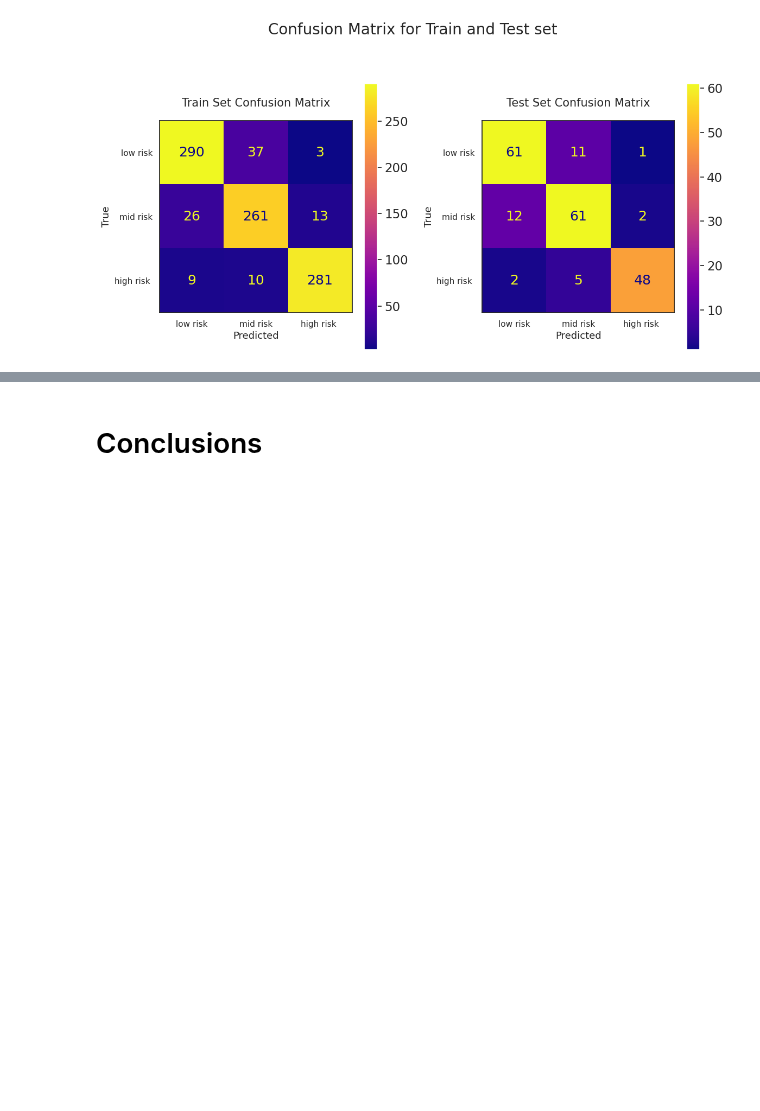
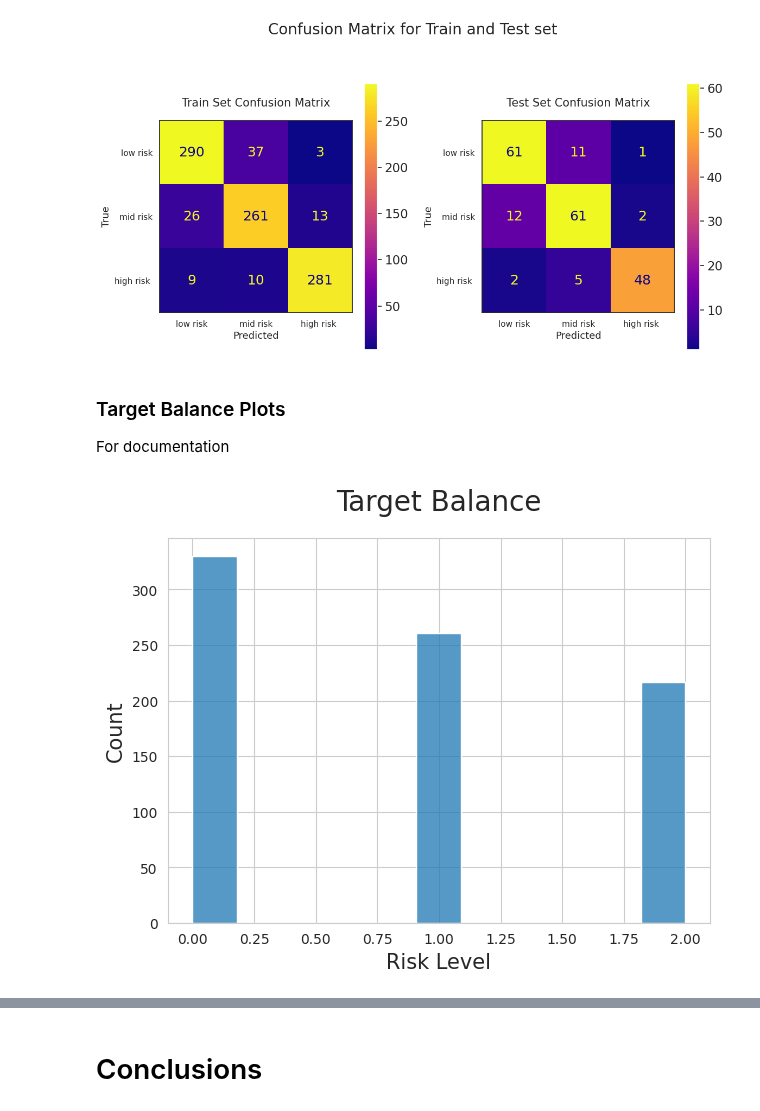
Before and after one commit to theresaabl/ML-maternal-health-risk, a Jupyter notebook: jupyter_notebooks/07-ModellingAndEvaluation-ClassificationB.ipynb, the cells around one changed output, grey strips where cells are left out. Cells and saved outputs as stored; diff of their text form; code cells hidden in the pictures; blank space fills up the shorter version.

```diff
--- a/jupyter_notebooks/07-ModellingAndEvaluation-ClassificationB.ipynb
+++ b/jupyter_notebooks/07-ModellingAndEvaluation-ClassificationB.ipynb
@@ -823,3 +831,11 @@ fig_cm
 # %%
 fig_cm.savefig(f'{file_path}/confusion_matrix.png', bbox_inches='tight')
 fig_cm.savefig(f'documentation/plots/confusion_matrix_best_features.png', bbox_inches='tight')
+# %% [markdown]
+### Target Balance Plots
+
+For documentation
+# %%
+fig_feat_balance
+# %% [output]
+[figure, added]
```
Also changed, not shown: parts of 7 cells of this notebook, 5 other files.
